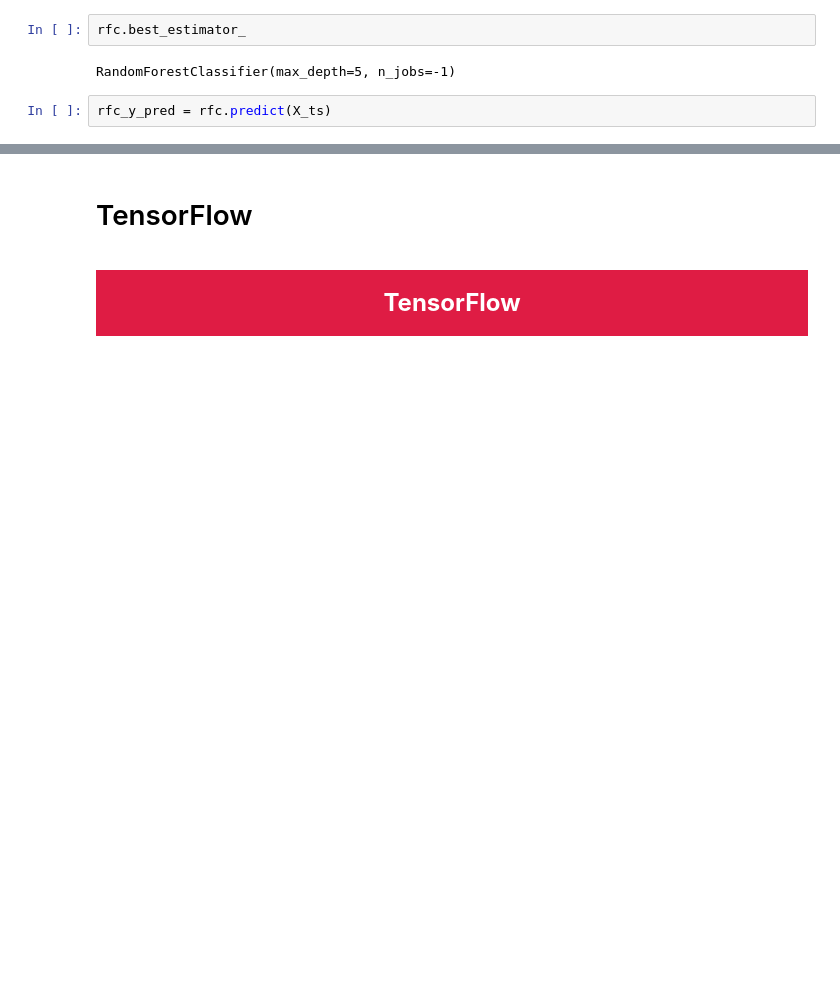
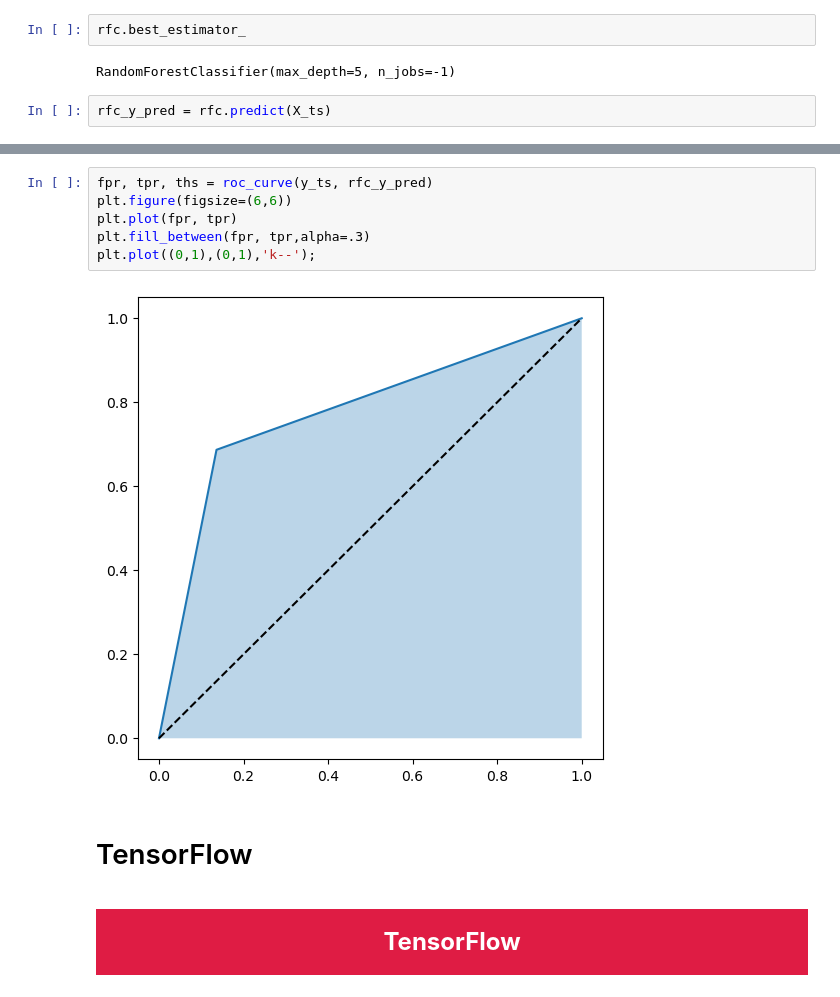
Before and after one commit to geanclm/kaggle, a Jupyter notebook: Titanic/CLASSIFICAÇÃO_Titanic_Kaggle_csv_2.ipynb, the cells around one changed output, grey strips where cells are left out. Saved outputs shown, nothing was run; the diff lists cells and outputs as text; blank space fills up the shorter version.

```diff
--- a/Titanic/CLASSIFICAÇÃO_Titanic_Kaggle_csv_2.ipynb
+++ b/Titanic/CLASSIFICAÇÃO_Titanic_Kaggle_csv_2.ipynb
@@ -1002,6 +1077,14 @@ rfc_f1_score = f1_score(y_ts, rfc_y_pred)
 np.mean(y_ts == rfc_y_pred)
 # %% [output]
 0.7985074626865671
+# %%
+fpr, tpr, ths = roc_curve(y_ts, rfc_y_pred)
+plt.figure(figsize=(6,6))
+plt.plot(fpr, tpr)
+plt.fill_between(fpr, tpr,alpha=.3)
+plt.plot((0,1),(0,1),'k--');
+# %% [output]
+[figure, added]
 # %% [markdown]
 # TensorFlow
 # %% [markdown]
```
Also changed, not shown: parts of 56 cells of this notebook, 2 other files.
